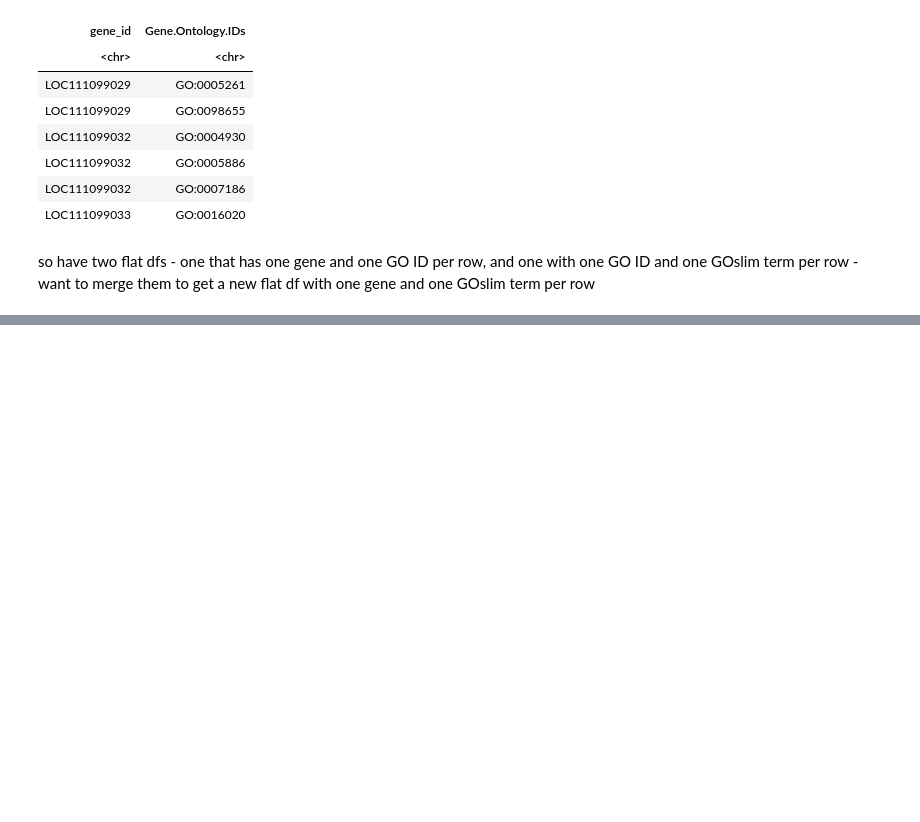
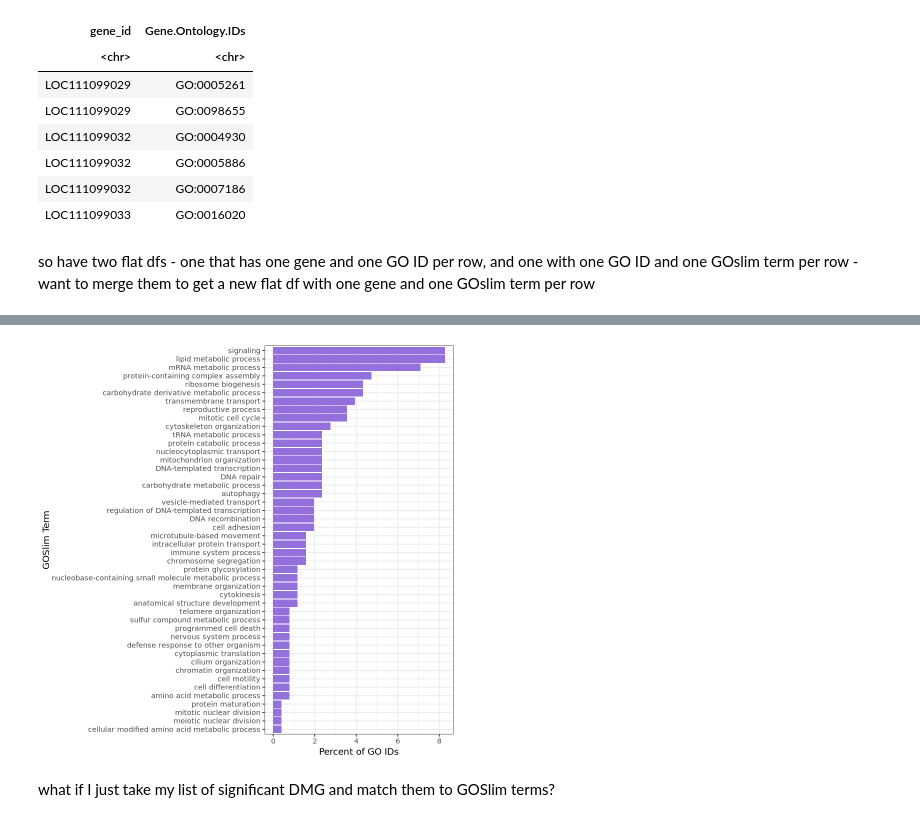
Before and after one commit to jgmcdonough/CE18_methylRAD_analysis, a Jupyter notebook: analysis/DMGs_analysis/mapGO2GOslim.ipynb, the cells around one changed output, grey strips where cells are left out. Cells and saved outputs as stored; diff of their text form; code cells hidden in the pictures; blank space fills up the shorter version.

Commit message:
add analysis of GOslim for CH vs. HC and HH vs. HC

```diff
--- a/analysis/DMGs_analysis/mapGO2GOslim.ipynb
+++ b/analysis/DMGs_analysis/mapGO2GOslim.ipynb
@@ -518,0 +601,12 @@ A data.frame: 6 × 4
+# %%
+# copied from workflow pipeline linked above
+
+# extract GOslims from OBO
+
+# Create GSEAbase GOCollection using `go_ids`
+myCollection <- GOCollection(go_ids)
+
+# Retrieve GOslims from GO OBO file set
+slim <- getOBOCollection(gseabase_files)
+
+str(slim)
@@ -518,0 +627,9 @@ A data.frame: 6 × 4
+# %%
+# copied from workflow pipeline linked above
+
+# retrieve BP GOslims
+
+# Retrieve Biological Process (BP) GOslims
+slimdf <- goSlim(myCollection, slim, "BP", verbose)
+str(slimdf)
+head(slimdf)
@@ -518,0 +748,13 @@ A data.frame: 6 × 4
+# %%
+# copied from workflow pipeline linked above
+
+# sort and select slimdf counts
+
+slimdf.sorted <- slimdf %>% arrange(desc(Count))
+
+slim.count.df <- slimdf.sorted[,c(3,1)]
+ # select(Term, Count)
+
+str(slim.count.df)
+
+head(slim.count.df)
@@ -518,0 +776,13 @@ A data.frame: 6 × 4
+# %%
+ggplot(slimdf %>%
+         filter(Percent > 0) %>% # remove those without any matching GO IDs
+         arrange(desc(Percent)), # order by most to least
+       aes(x=reorder(Term, Percent), y=Percent)) +
+  geom_col(fill = 'mediumpurple') +
+  labs(x="GOSlim Term", y="Percent of GO IDs") +
+coord_flip() +
+  theme_bw()
+# %% [output]
+[figure, added]
+# %% [markdown]
+what if I just take my list of significant DMG and match them to GOSlim terms?
```
Also changed, not shown: parts of 54 cells of this notebook, 1 other file.
